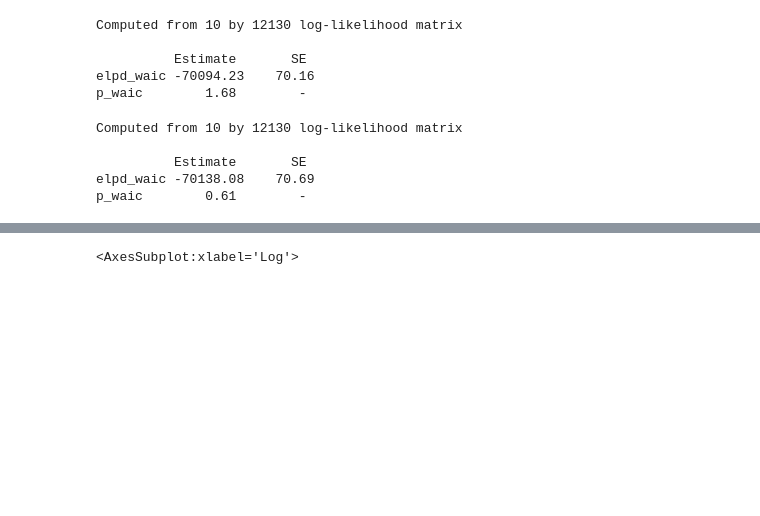
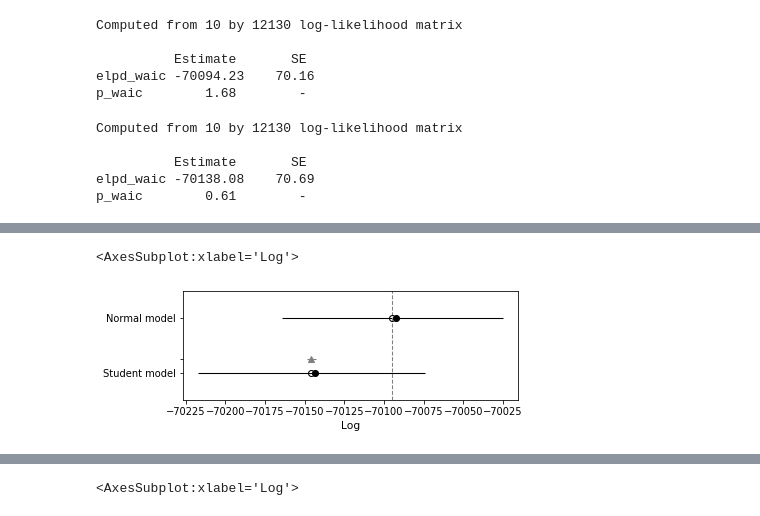
Before and after one commit to mck1303/DA_Project, a Jupyter notebook: DA.ipynb, the cells around one changed output, grey strips where cells are left out. Drawn from its saved outputs; the diff is of its cells as text; code cells hidden in the pictures; blank space fills up the shorter version.

```diff
--- a/DA.ipynb
+++ b/DA.ipynb
@@ -333,3 +439,6 @@ Computed from 10 by 12130 log-likelihood matrix
           Estimate       SE
 elpd_waic -70138.08    70.69
 p_waic        0.61        -
+# %%
+w52 = az.compare(dataset_dict ={'Normal model':m2, 'Student model':m4}, ic='waic')
+w52
@@ -335,0 +449,5 @@ p_waic        0.61        -
+# %%
+az.plot_compare(w52)
+# %% [output]
+<AxesSubplot:xlabel='Log'>
+[figure, added]
```
Also changed, not shown: parts of 36 cells of this notebook.
